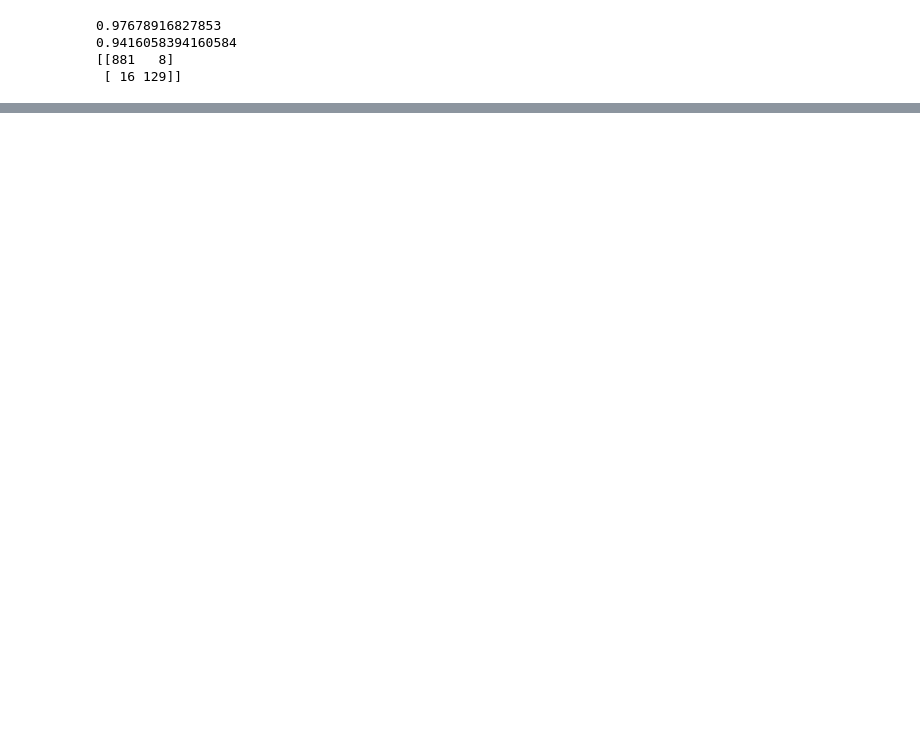
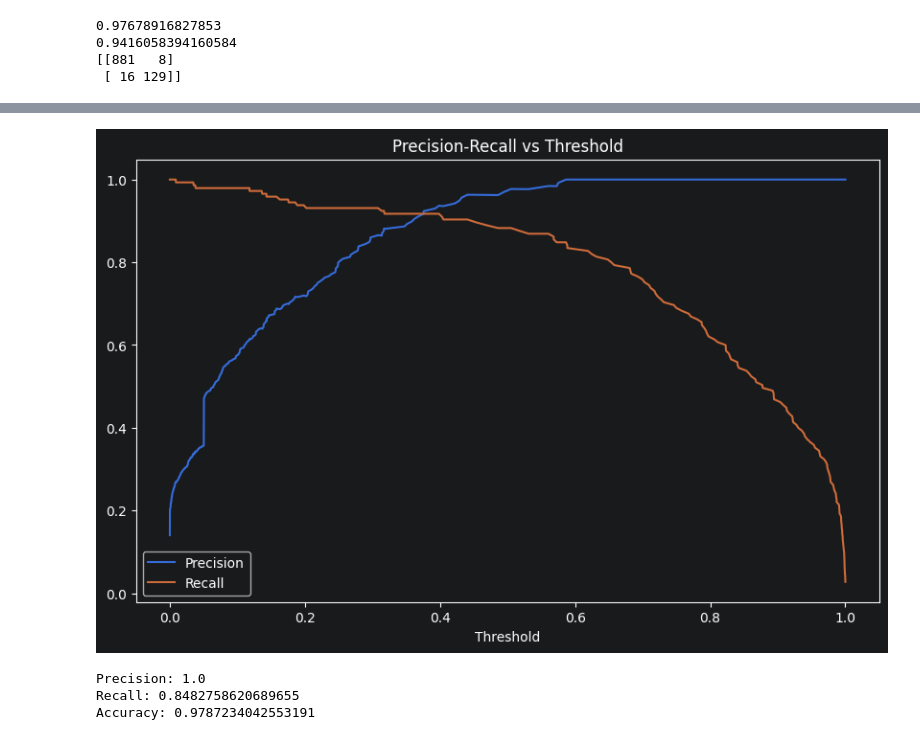
Before and after one commit to garvchawla5678/SMS-Spam-Classifier, a Jupyter notebook: sms-spam-detection.ipynb, the cells around one changed output, grey strips where cells are left out. Cells and saved outputs as stored; diff of their text form; code cells hidden in the pictures; blank space fills up the shorter version.

```diff
--- a/sms-spam-detection.ipynb
+++ b/sms-spam-detection.ipynb
@@ -774,0 +1093,10 @@ performance_df
+# %%
+from sklearn.feature_selection import SelectKBest, chi2
+
+selector = SelectKBest(chi2, k= 1000)
+X_train_sel = selector.fit_transform(X_train, y_train)
+X_test_sel = selector.transform(X_test)
+# %%
+etc = ExtraTreesClassifier(n_estimators= 500, min_samples_split= 6, min_samples_leaf= 1, max_features= 'log2', criterion= 'gini', n_jobs= -1, random_state= 42, max_depth=None, class_weight={0: 1, 1: 5})
+# %%
+etc.fit(X_train_sel, y_train)
@@ -774,0 +1124,23 @@ performance_df
+# %%
+y_proba = etc.predict_proba(X_test_sel)[:,1]
+# %%
+precisions, recalls, thresholds = precision_recall_curve(y_test, y_proba)
+
+plt.figure(figsize=(10, 6))
+plt.plot(thresholds, precisions[:-1], label='Precision')
+plt.plot(thresholds, recalls[:-1], label='Recall')
+plt.xlabel('Threshold')
+plt.legend()
+plt.title('Precision-Recall vs Threshold')
+plt.show()
+
+threshold = 0.58
+y_pred_custom = (y_proba >= threshold).astype(int)
+print("Precision:", precision_score(y_test, y_pred_custom))
+print("Recall:", recall_score(y_test, y_pred_custom))
+print("Accuracy:", accuracy_score(y_test, y_pred_custom))
+# %% [output]
+[figure, added]
+Precision: 1.0
+Recall: 0.8482758620689655
+Accuracy: 0.9787234042553191
```
Also changed, not shown: parts of 104 cells of this notebook, 1 other file.
